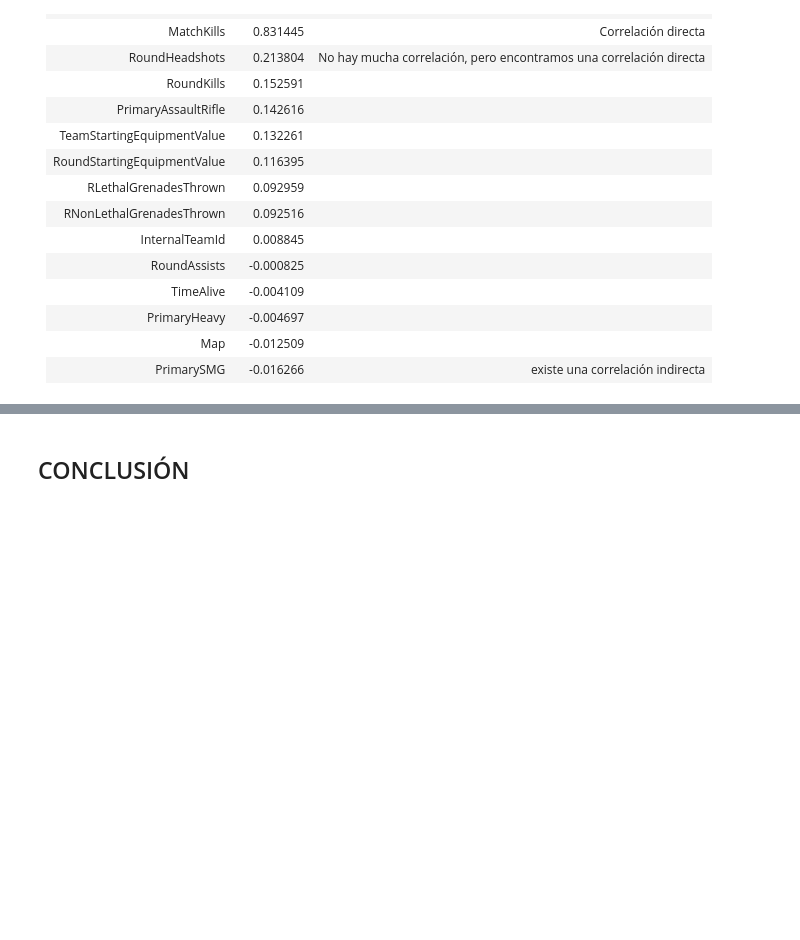
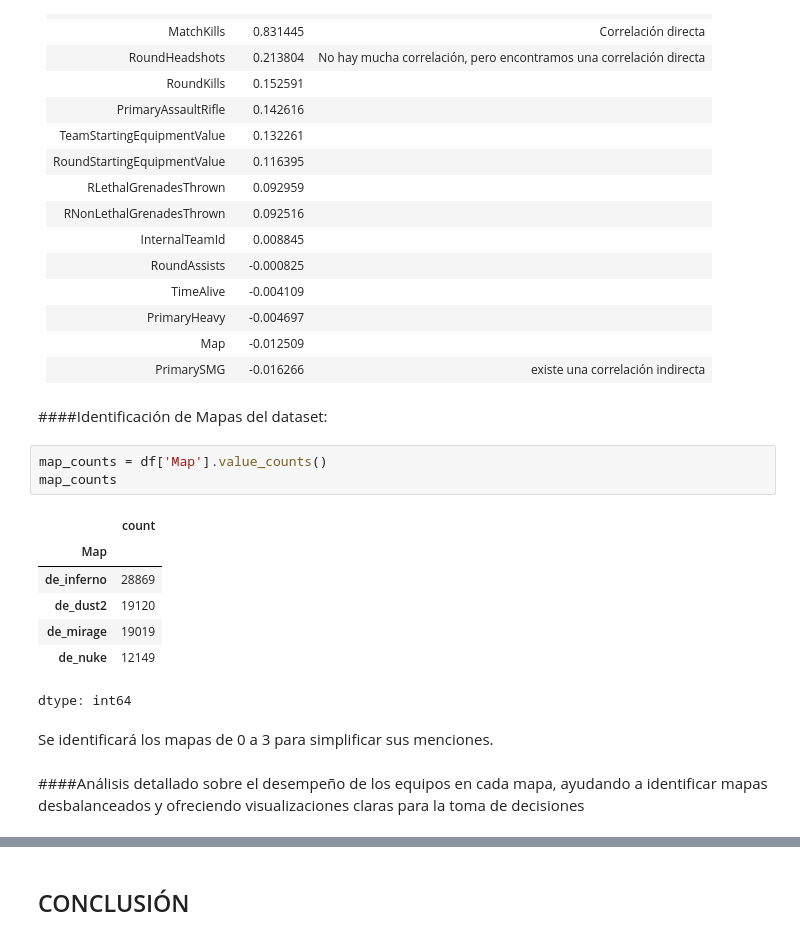
Before and after one commit to Eduardo-G0nzalez/Ev2MachineLearning, a Jupyter notebook: Informe_Tecnico_FMY0100.ipynb, the cells around one changed output, grey strips where cells are left out. Cells and saved outputs as stored; diff of their text form; blank space fills up the shorter version.

```diff
--- a/Informe_Tecnico_FMY0100.ipynb
+++ b/Informe_Tecnico_FMY0100.ipynb
@@ -919,3 +949,20 @@ Name: MatchHeadshots, dtype: float64
 |PrimaryHeavy|                  -0.004697||
 |Map      |                     -0.012509||
 |PrimarySMG|                    -0.016266|existe una correlación indirecta|
+# %% [markdown]
+####Identificación de Mapas del dataset:
+# %%
+map_counts = df['Map'].value_counts()
+map_counts
+# %% [output]
+|  | count |
+| Map |  |
+| de_inferno | 28869 |
+| de_dust2 | 19120 |
+| de_mirage | 19019 |
+| de_nuke | 12149 |
+dtype: int64
+# %% [markdown]
+Se identificará los mapas de 0 a 3 para simplificar sus menciones.
+# %% [markdown]
+####Análisis detallado sobre el desempeño de los equipos en cada mapa, ayudando a identificar mapas desbalanceados y ofreciendo visualizaciones claras para la toma de decisiones
```
Also changed, not shown: parts of 17 cells of this notebook.
